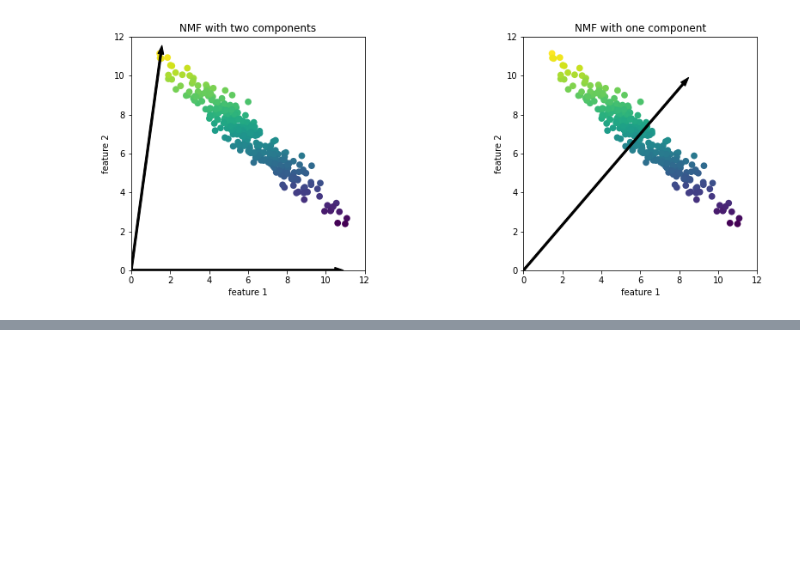
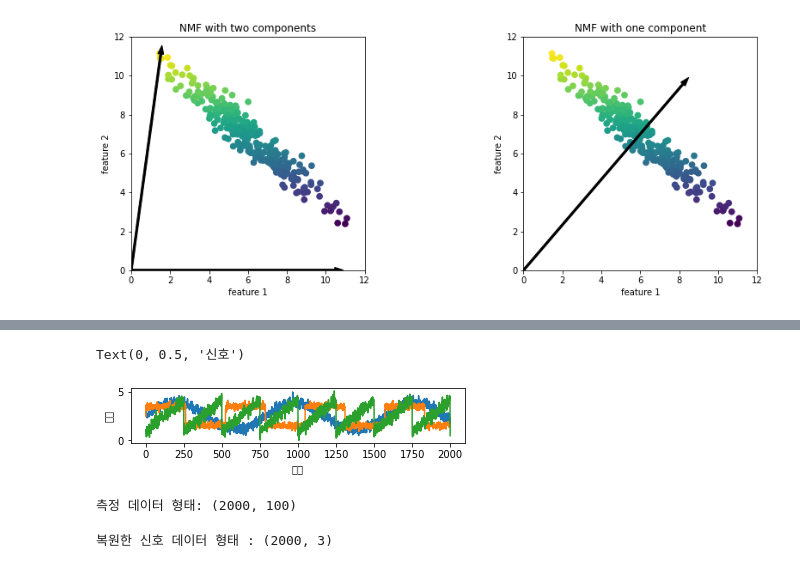
Before and after one commit to brandnewmin/brandnewm, a Jupyter notebook: 3장비지도학습과데이터전처리.ipynb, the cells around one changed output, grey strips where cells are left out. Drawn from its saved outputs; the diff is of its cells as text; code cells hidden in the pictures; blank space fills up the shorter version.

```diff
--- a/3장비지도학습과데이터전처리.ipynb
+++ b/3장비지도학습과데이터전처리.ipynb
@@ -635,0 +669,21 @@ mglearn.plots.plot_nmf_illustration()
+# %%
+S = mglearn.datasets.make_signals()
+plt.figure(figsize = (6,1))
+plt.plot(S,'-')
+plt.xlabel('시간')
+plt.ylabel('신호')
+# %% [output]
+Text(0, 0.5, '신호')
+[figure, added]
+# %%
+A = np.random.RandomState(0).uniform(size = (100,3))
+X = np.dot(S,A.T)
+print('측정 데이터 형태:', X.shape)
+# %% [output]
+측정 데이터 형태: (2000, 100)
+# %%
+nmf = NMF(n_components = 3, random_state=42, max_iter = 1000, tol=1e-2)
+S_ = nmf.fit_transform(X)
+print('복원한 신호 데이터 형태 :',S_.shape)
+# %% [output]
+복원한 신호 데이터 형태 : (2000, 3)
```
Also changed, not shown: parts of 18 cells of this notebook.
